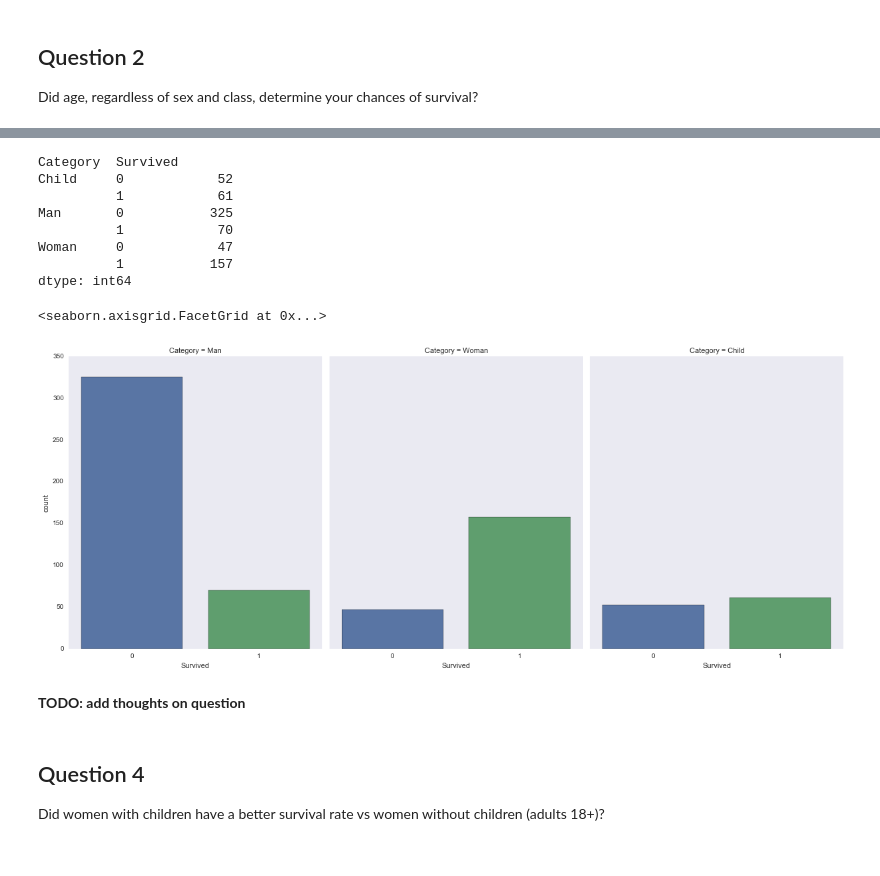
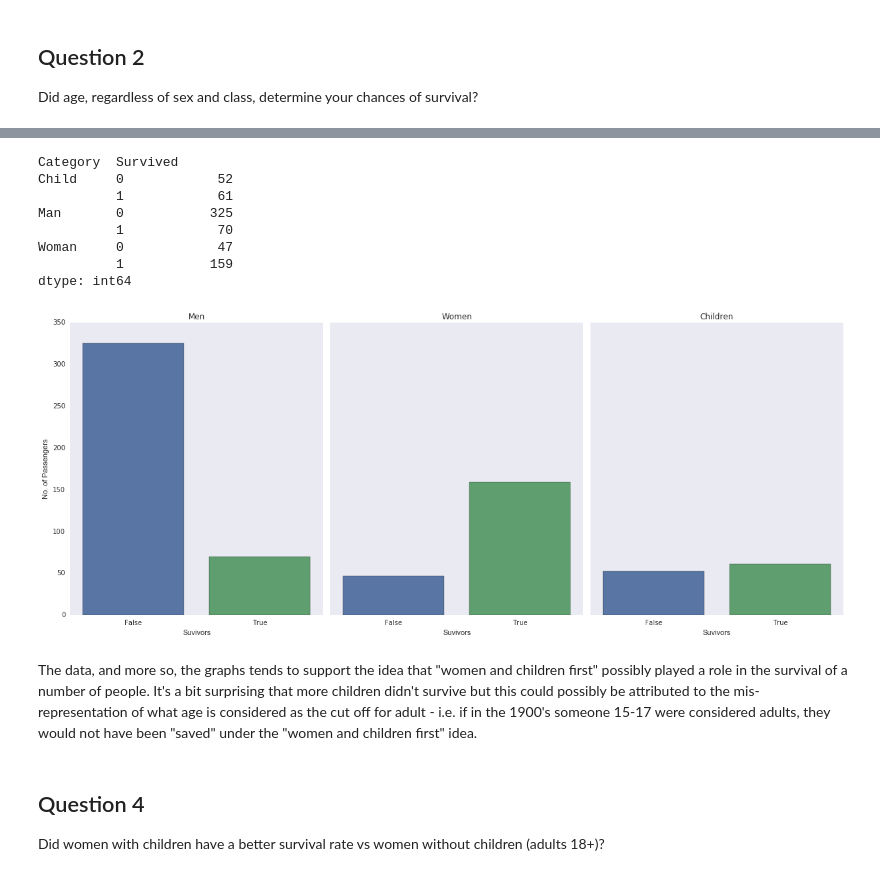
Before and after one commit to jasonicarter/udacity, a Jupyter notebook: P2_Titanic_Data_Analysis/TitanicData.ipynb, the cells around one changed output, grey strips where cells are left out. Cells and saved outputs as stored; diff of their text form; code cells hidden in the pictures.

```diff
--- a/P2_Titanic_Data_Analysis/TitanicData.ipynb
+++ b/P2_Titanic_Data_Analysis/TitanicData.ipynb
@@ -290,15 +287,25 @@ print 'Class 3 - male survival rate: {}%'.format(survival_rate(3,'male'))
 g = sns.factorplot(x="Sex", y="Survived", col="Pclass", data=titanic_data_cleaned,
                    saturation=.5, kind="bar", ci=None, size=5, aspect=.8)
 
-# TODO: fix labels and graphs
-(g.set_axis_labels("", "Survival Rate")
-    .set_xticklabels(["Men", "Women"])
-    .set_titles("Class {col_name}")
-    .set(ylim=(0, 1))
-    .despine(left=True, bottom=True))
+# Fix up the labels
+(g.set_axis_labels('', 'Survival Rate')
+     .set_xticklabels(["Men", "Women"])
+     .set_titles("Class {col_name}")
+     .set(ylim=(0, 1))
+     .despine(left=True, bottom=True))
 
 # Graph - Actual count of passengers by survival, group and sex
-sns.factorplot('Survived', col='Sex', hue='Pclass', data=titanic_data_cleaned, kind='count', size=7, aspect=.8)
+g = sns.factorplot('Survived', col='Sex', hue='Pclass', data=titanic_data_cleaned, kind='count', size=7, aspect=.8)
+
+# Fix up the labels
+(g.set_axis_labels('Suvivors', 'No. of Passengers')
+    .set_xticklabels(["False", "True"])
+    .set_titles('{col_name}')
+)
+
+titles = ['Men', 'Women']
+for ax, title in zip(g.axes.flat, titles):
+    ax.set_title(title)
 # %% [output]
 Pclass  Survived  Sex
 1       0         female      3
@@ -386,38 +392,45 @@ Assumption: With "child" not classified in the data, I'll need to assume a cutof
 # %%
-# Create Cateogry column, then categorize people
+# Create Cateogry column and categorize people
 titanic_data_age_cleaned.loc[
     ( (titanic_data_age_cleaned['Sex'] == 'female') &
     (titanic_data_age_cleaned['Age'] >= 18) ),
     'Category'] = 'Woman'
 
 titanic_data_age_cleaned.loc[
     ( (titanic_data_age_cleaned['Sex'] == 'male') &
     (titanic_data_age_cleaned['Age'] >= 18) ),
     'Category'] = 'Man'
 
 titanic_data_age_cleaned.loc[
     (titanic_data_age_cleaned['Age'] < 18),
     'Category'] = 'Child'
 
 # Get the totals grouped by Men, Women and Children, and by survival
 print titanic_data_age_cleaned.groupby(['Category','Survived']).size()
 
 # Graph - Compare survival count between Men, Women and Children
-#TODO: update graph labels
-sns.factorplot('Survived', col='Category', data=titanic_data_age_cleaned, kind='count', size=7, aspect=.8)
+g = sns.factorplot('Survived', col='Category', data=titanic_data_age_cleaned, kind='count', size=7, aspect=.8)
+
+# Fix up the labels
+(g.set_axis_labels('Suvivors', 'No. of Passengers')
+    .set_xticklabels(['False', 'True'])
+)
+
+titles = ['Men', 'Women', 'Children']
+for ax, title in zip(g.axes.flat, titles):
+    ax.set_title(title)
 # %% [output]
 Category  Survived
 Child     0            52
           1            61
 Man       0           325
           1            70
 Woman     0            47
-          1           157
+          1           159
 dtype: int64
-<seaborn.axisgrid.FacetGrid at 0x...>
-[figure, old version]
+[figure, new version]
-# %% [markdown]
-**TODO: add thoughts on question**
+# %% [markdown]
+The data, and more so, the graphs tends to support the idea that "women and children first" possibly played a role in the survival of a number of people. It's a bit surprising that more children didn't survive but this could possibly be attributed to the mis-representation of what age is considered as the cut off for adult - i.e. if in the 1900's someone 15-17 were considered adults, they would not have been "saved" under the "women and children first" idea.
 # %% [markdown]
 ## Question 4
 Did women with children have a better survival rate vs women without children (adults 18+)?
```
Also changed, not shown: parts of 17 cells of this notebook.
